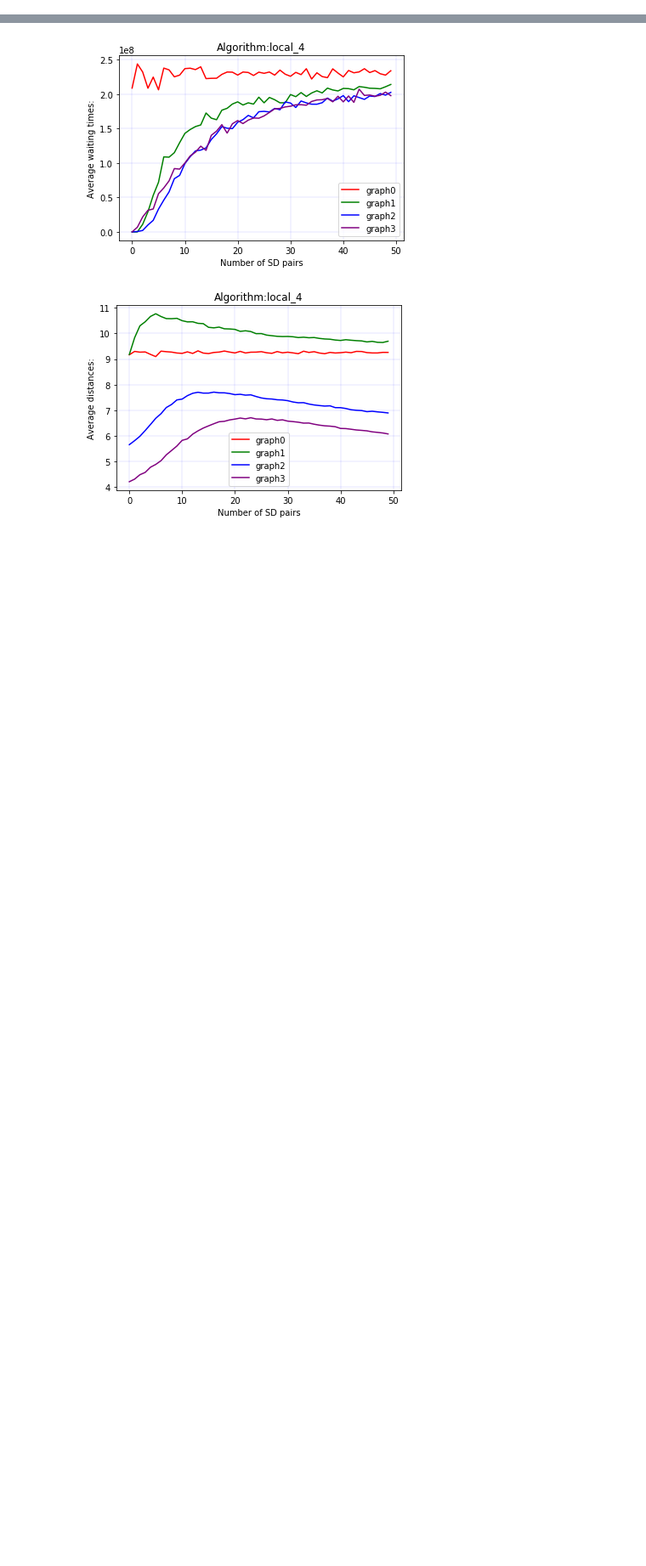
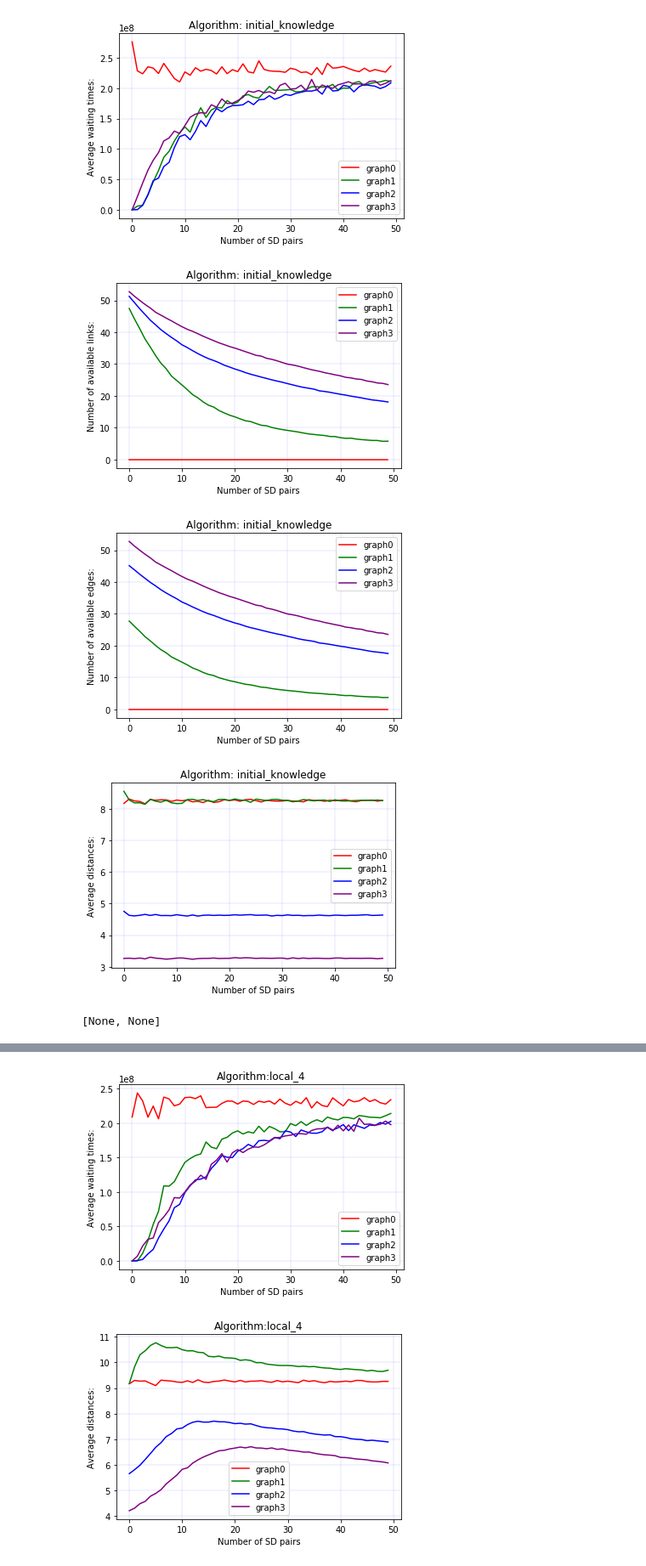
Before and after one commit to antalszava/quantum_network_routing, a Jupyter notebook: notebooks/local_knowledge_algorithm.ipynb, the cells around one changed output, grey strips where cells are left out. Shown at 85% size. Drawn from its saved outputs; the diff is of its cells as text; code cells hidden in the pictures; blank space fills up the shorter version.

Commit message:
Current draft notebooks (none is totally finalized)

```diff
--- a/notebooks/local_knowledge_algorithm.ipynb
+++ b/notebooks/local_knowledge_algorithm.ipynb
@@ -27,0 +43,11 @@ plot_results(results,'local_' + str(radius))
+# %%
+plot_results(initial_knowledge_results[0],'initial_knowledge')
+# %% [output]
+[figure, added]
+[figure, added]
+[figure, added]
+[figure, added]
+# %%
+print(global_knowledge_results)
+# %% [output]
+[None, None]
```
Also changed, not shown: parts of 12 cells of this notebook, 8 other files.
